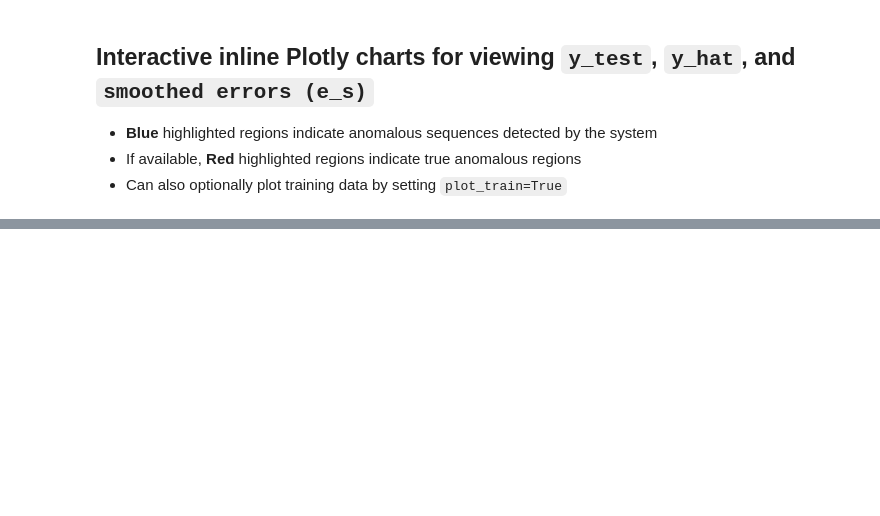
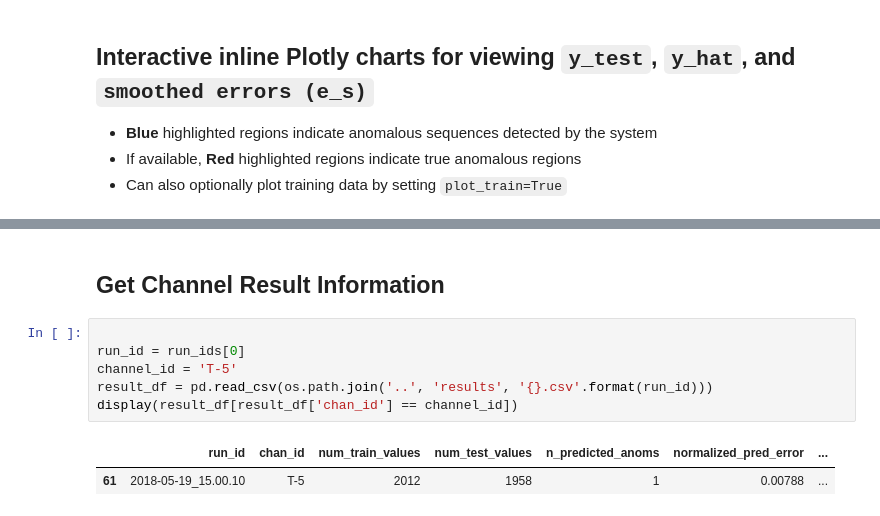
Before and after one commit to yyexela/telemanom, a Jupyter notebook: telemanom/result-viewer.ipynb, the cells around one changed output, grey strips where cells are left out. Saved outputs shown, nothing was run; the diff lists cells and outputs as text; blank space fills up the shorter version.

```diff
--- a/telemanom/result-viewer.ipynb
+++ b/telemanom/result-viewer.ipynb
@@ -246,0 +280,11 @@ Number of values: 7914
+# %% [markdown]
+## Get Channel Result Information
+# %%
+
+run_id = run_ids[0]
+channel_id = 'T-5'
+result_df = pd.read_csv(os.path.join('..', 'results', '{}.csv'.format(run_id)))
+display(result_df[result_df['chan_id'] == channel_id])
+# %% [output]
+|  | run_id | chan_id | num_train_values | num_test_values | n_predicted_anoms | normalized_pred_error | ... |
+| 61 | 2018-05-19_15.00.10 | T-5 | 2012 | 1958 | 1 | 0.00788 | ... |
```
Also changed, not shown: parts of 5 cells of this notebook, 1 other file.
